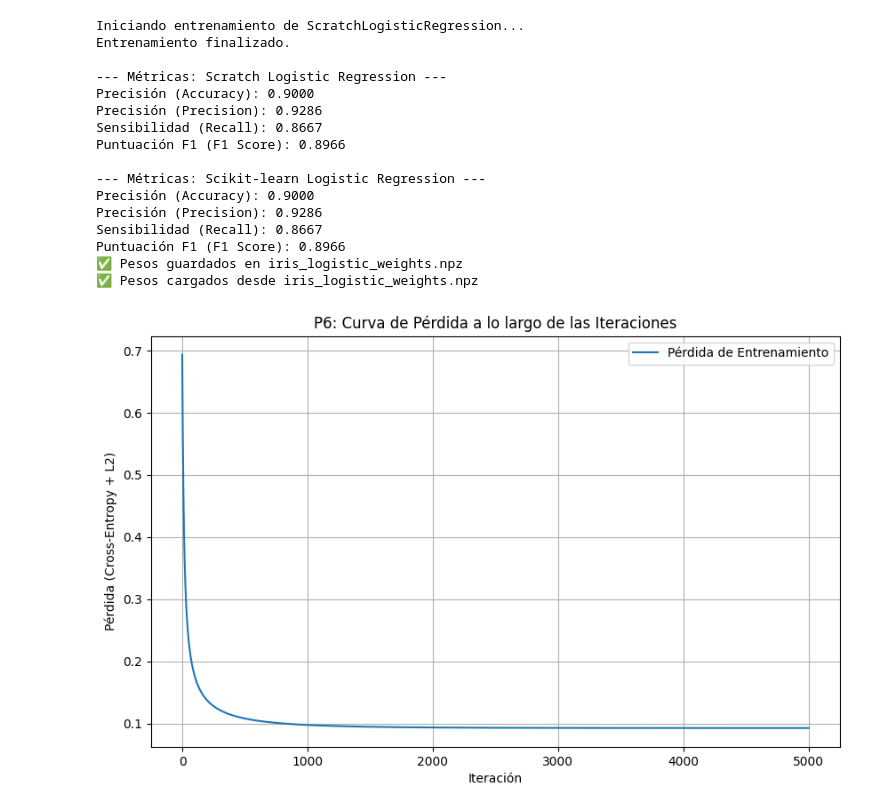
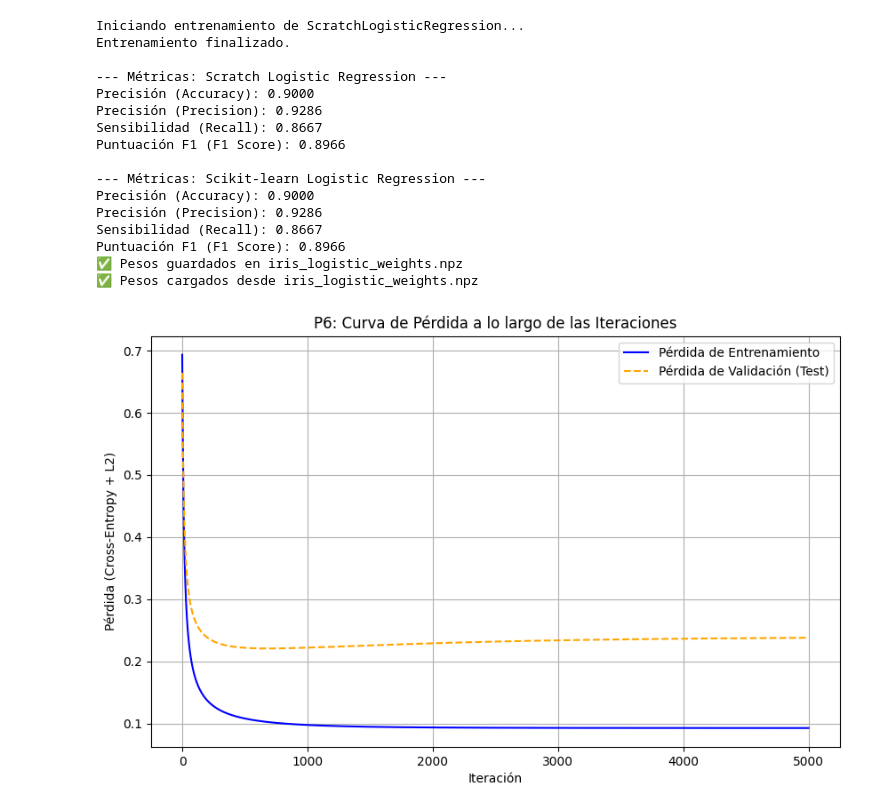
Before and after one commit to Jakelinecs/Tareas-Machine-Learning, a Jupyter notebook: N17.ipynb, the cells around one changed output. Drawn from its saved outputs; the diff is of its cells as text; code cells hidden in the pictures.

```diff
--- a/N17.ipynb
+++ b/N17.ipynb
@@ -10,7 +10,6 @@ from sklearn.preprocessing import StandardScaler
 from sklearn.datasets import load_iris
 from sklearn.linear_model import LogisticRegression as SklearnLogisticRegression
 from matplotlib.colors import ListedColormap
-
 
 class ScratchLogisticRegression:
 
@@ -23,6 +22,8 @@ class ScratchLogisticRegression:
         self.coef_ = None
         self.intercept_ = None
         self.loss_history = []
+        # CORRECCIÓN AÑADIDA: Historial de pérdida de validación
+        self.val_loss_history = []
 
     def _add_bias(self, X):
         return np.hstack([np.ones((X.shape[0], 1)), X])
@@ -40,12 +41,16 @@ class ScratchLogisticRegression:
         Calcula la función de pérdida J(theta) (Cross-Entropy + L2).
         """
         m = len(y)
+        # Asegurarse de que coef_ esté disponible para el término L2
+        if self.coef_ is None:
+            l2_term = 0
+        else:
+            l2_term = (self.regularization_lambda / (2 * m)) * np.sum(self.coef_**2)
+
         y_pred_clipped = np.clip(y_pred, 1e-15, 1 - 1e-15)
         cross_entropy_loss = - (1/m) * np.sum(
             y * np.log(y_pred_clipped) + (1 - y) * np.log(1 - y_pred_clipped)
         )
-
-        l2_term = (self.regularization_lambda / (2 * m)) * np.sum(self.coef_**2)
 
         return cross_entropy_loss + l2_term
 
@@ -64,24 +69,37 @@ class ScratchLogisticRegression:
         self.intercept_ -= self.learning_rate * gradient_intercept
         self.coef_ -= self.learning_rate * gradient_weights
 
-    def fit(self, X, y):
+    # CORRECCIÓN: Se añaden X_val e y_val como parámetros opcionales
+    def fit(self, X, y, X_val=None, y_val=None):
 
         n_features = X.shape[1]
         self.coef_ = np.zeros(n_features)
         self.intercept_ = np.zeros(1)
         self.loss_history = []
+        self.val_loss_history = [] # Reiniciar en cada fit
 
         X_with_bias = self._add_bias(X)
 
+        # Preparar datos de validación/prueba
+        X_val_with_bias = self._add_bias(X_val) if X_val is not None else None
+
         for _ in range(self.n_iterations):
+            # 1. Paso de entrenamiento (cálculo de pérdida y actualización de pesos)
             y_pred_proba = self._logistic_hypothesis(X_with_bias)
-
             error = y_pred_proba - y
-
             self._gradient_descent(X_with_bias, error)
 
+            # 2. Registrar pérdida de entrenamiento
             loss = self._loss_function(y_pred_proba, y, X_with_bias)
             self.loss_history.append(loss)
+
+            # 3. Registrar pérdida de validación/prueba
+            if X_val_with_bias is not None:
+                y_val_pred_proba = self._logistic_hypothesis(X_val_with_bias)
+                # OJO: La pérdida de validación se calcula SOLO sobre los datos de validación
+                val_loss = self._loss_function(y_val_pred_proba, y_val, X_val_with_bias)
+                self.val_loss_history.append(val_loss)
+
 
         return self
 
@@ -114,9 +132,6 @@ class ScratchLogisticRegression:
         except FileNotFoundError:
             print(f"❌ Archivo {filename} no encontrado.")
 
-
-
-
 def calculate_metrics(y_true, y_pred, model_name):
     print(f"\n--- Métricas: {model_name} ---")
     print(f"Precisión (Accuracy): {accuracy_score(y_true, y_pred):.4f}")
@@ -124,9 +139,17 @@ def calculate_metrics(y_true, y_pred, model_name):
     print(f"Sensibilidad (Recall): {recall_score(y_true, y_pred, zero_division=0):.4f}")
     print(f"Puntuación F1 (F1 Score): {f1_score(y_true, y_pred, zero_division=0):.4f}")
 
-def plot_loss_curve(loss_history):
+# CORRECCIÓN: Se modifica para aceptar ambas historias de pérdida
+def plot_loss_curve(train_loss_history, val_loss_history=None):
     plt.figure(figsize=(10, 6))
-    plt.plot(loss_history, label='Pérdida de Entrenamiento')
+
+    # Pérdida de Entrenamiento
+    plt.plot(train_loss_history, label='Pérdida de Entrenamiento', color='blue')
+
+    # Pérdida de Validación (si se proporciona)
+    if val_loss_history is not None and len(val_loss_history) > 0:
+        plt.plot(val_loss_history, label='Pérdida de Validación (Test)', color='orange', linestyle='--')
+
     plt.title('P6: Curva de Pérdida a lo largo de las Iteraciones')
     plt.xlabel('Iteración')
     plt.ylabel('Pérdida (Cross-Entropy + L2)')
@@ -159,7 +182,6 @@ def plot_decision_boundary(model, X, y, title):
     plt.show()
 
 # 3. VERIFICACIÓN Y EJECUCIÓN DEL SPRINT
-
 if __name__ == '__main__':
     iris = load_iris()
     X = iris.data
@@ -189,7 +211,8 @@ if __name__ == '__main__':
         regularization_lambda=0.1
     )
     print("Iniciando entrenamiento de ScratchLogisticRegression...")
-    scratch_lr.fit(X_train_scaled, y_train)
+    # CORRECCIÓN: Pasar los datos de test (validación) a la función fit
+    scratch_lr.fit(X_train_scaled, y_train, X_val=X_test_scaled, y_val=y_test)
     print("Entrenamiento finalizado.")
 
     y_pred_scratch = scratch_lr.predict(X_test_scaled)
@@ -206,34 +229,35 @@ if __name__ == '__main__':
     loaded_lr = ScratchLogisticRegression()
     loaded_lr.load_weights("iris_logistic_weights.npz")
 
-    plot_loss_curve(scratch_lr.loss_history)
+    # CORRECCIÓN: Llamar a la función con ambas historias de pérdida
+    plot_loss_curve(scratch_lr.loss_history, scratch_lr.val_loss_history)
 
     # P7:
     full_lr = ScratchLogisticRegression(learning_rate=0.1, n_iterations=5000, regularization_lambda=0.1)
     full_lr.fit(scaler.fit_transform(X_viz), y_binary)
 
     plot_decision_boundary(
         full_lr,
         scaler.fit_transform(X_viz),
         y_binary,
         'P7: Frontera de Decisión (Petal Length vs Petal Width)'
     )
 # %% [output]
 Iniciando entrenamiento de ScratchLogisticRegression...
 Entrenamiento finalizado.
 
 --- Métricas: Scratch Logistic Regression ---
 Precisión (Accuracy): 0.9000
 Precisión (Precision): 0.9286
 Sensibilidad (Recall): 0.8667
 Puntuación F1 (F1 Score): 0.8966
 
 --- Métricas: Scikit-learn Logistic Regression ---
 Precisión (Accuracy): 0.9000
 Precisión (Precision): 0.9286
 Sensibilidad (Recall): 0.8667
 Puntuación F1 (F1 Score): 0.8966
 ✅ Pesos guardados en iris_logistic_weights.npz
 ✅ Pesos cargados desde iris_logistic_weights.npz
-[figure, old version]
+[figure, new version]
 [figure]
```
